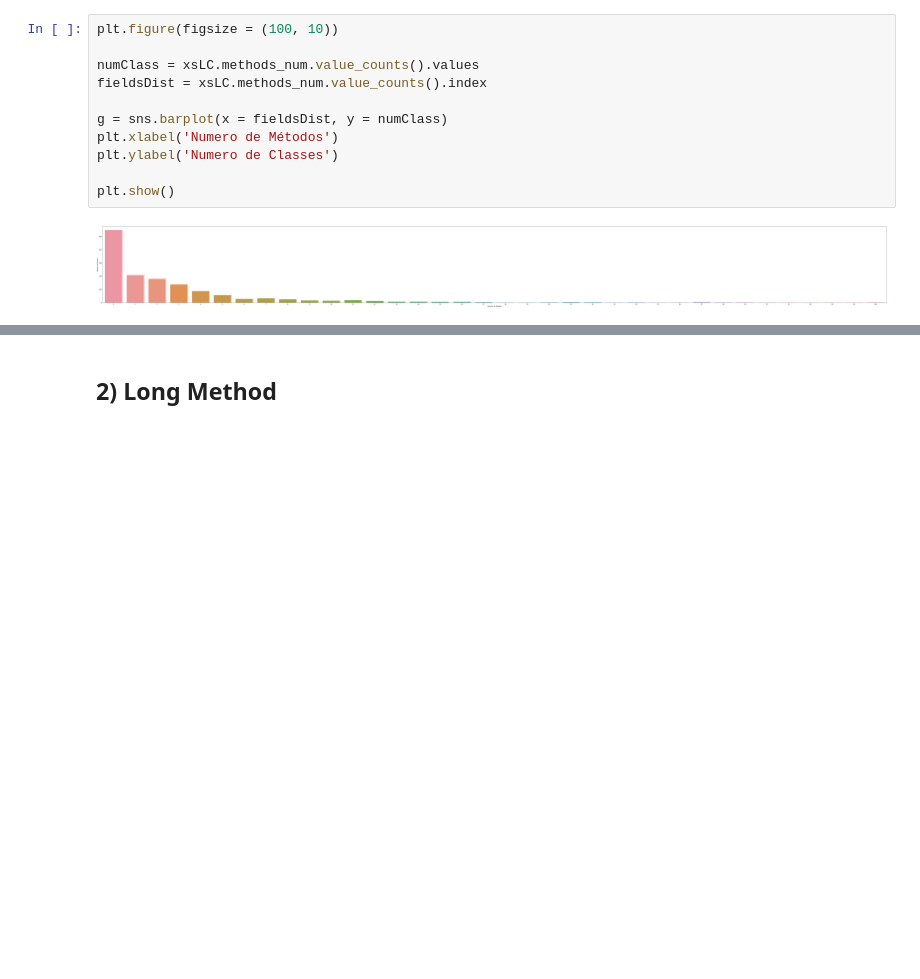
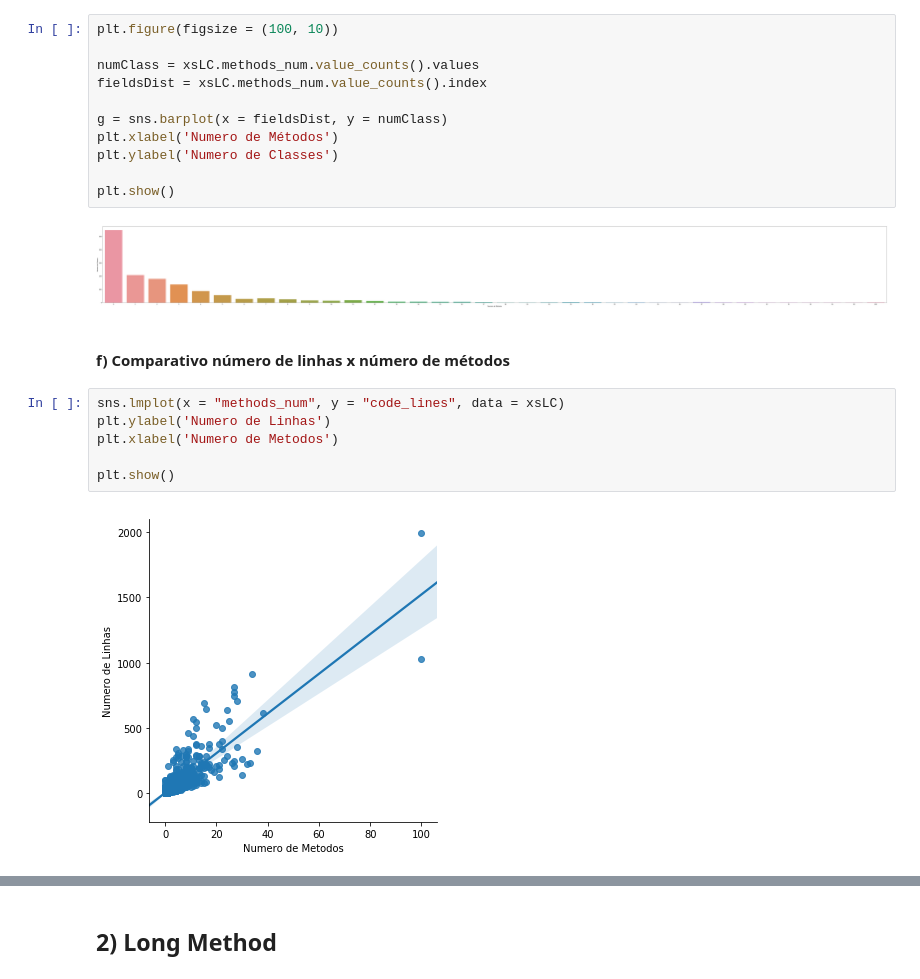
Before and after one commit to brunolmourao/mes-code-smells, a Jupyter notebook: LongLarge/LongLargeJupyter/CSDataAnalysis.ipynb, the cells around one changed output, grey strips where cells are left out. Saved outputs shown, nothing was run; the diff lists cells and outputs as text; blank space fills up the shorter version.

```diff
--- a/LongLarge/LongLargeJupyter/CSDataAnalysis.ipynb
+++ b/LongLarge/LongLargeJupyter/CSDataAnalysis.ipynb
@@ -165,3 +195,13 @@ plt.ylabel('Numero de Classes')
 plt.show()
 # %% [output]
 [figure]
+# %% [markdown]
+#### f) Comparativo número de linhas x número de métodos
+# %%
+sns.lmplot(x = "methods_num", y = "code_lines", data = xsLC)
+plt.ylabel('Numero de Linhas')
+plt.xlabel('Numero de Metodos')
+
+plt.show()
+# %% [output]
+[figure, added]
```
Also changed, not shown: parts of 10 cells of this notebook.
